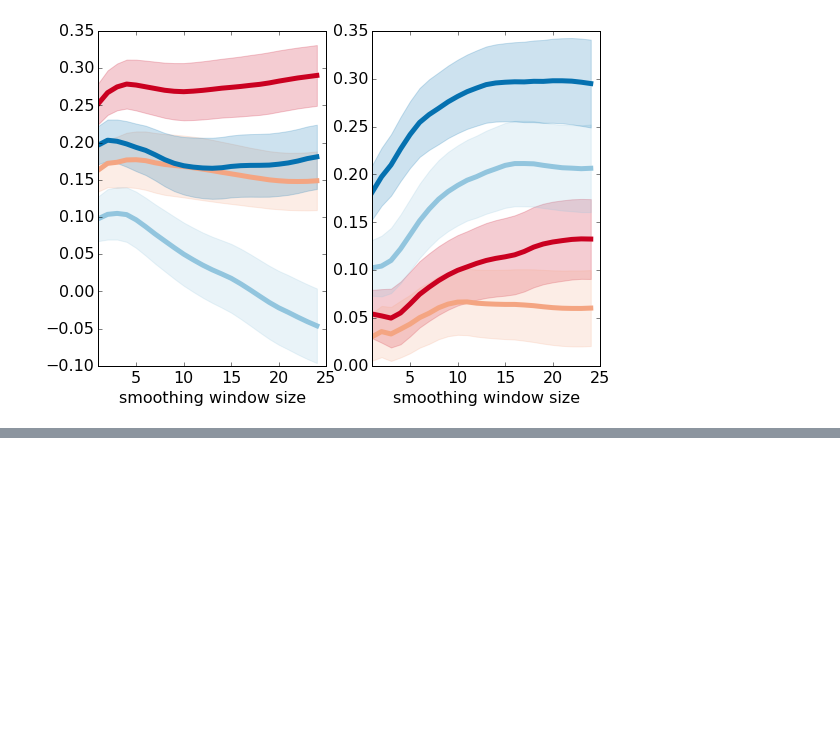
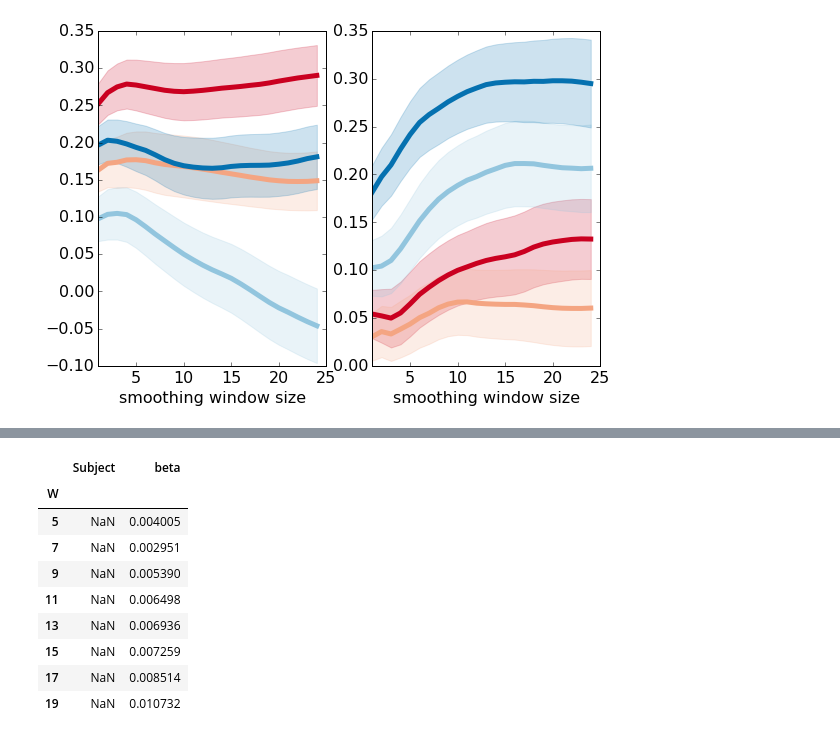
Before and after one commit to kaihwang/TDSigEI, a Jupyter notebook: MTD/Run_MTD.ipynb, the cells around one changed output, grey strips where cells are left out. Cells and saved outputs as stored; diff of their text form; code cells hidden in the pictures; blank space fills up the shorter version.

```diff
--- a/MTD/Run_MTD.ipynb
+++ b/MTD/Run_MTD.ipynb
@@ -122,0 +134,3 @@ stat_df.groupby(['Condition','Subj']).mean().reset_index().to_csv('/home/despoB/
+# %%
+mean_df = TS_df.groupby(['W']).mean()
+sd_Df =TS_df.groupby(['W']).sem()
@@ -122,0 +150,13 @@ stat_df.groupby(['Condition','Subj']).mean().reset_index().to_csv('/home/despoB/
+# %%
+sd_Df
+# %% [output]
+|  | Subject | beta |
+| W |  |  |
+| 5 | NaN | 0.004005 |
+| 7 | NaN | 0.002951 |
+| 9 | NaN | 0.005390 |
+| 11 | NaN | 0.006498 |
+| 13 | NaN | 0.006936 |
+| 15 | NaN | 0.007259 |
+| 17 | NaN | 0.008514 |
+| 19 | NaN | 0.010732 |
```
Also changed, not shown: parts of 3 cells of this notebook, 1 other file.
